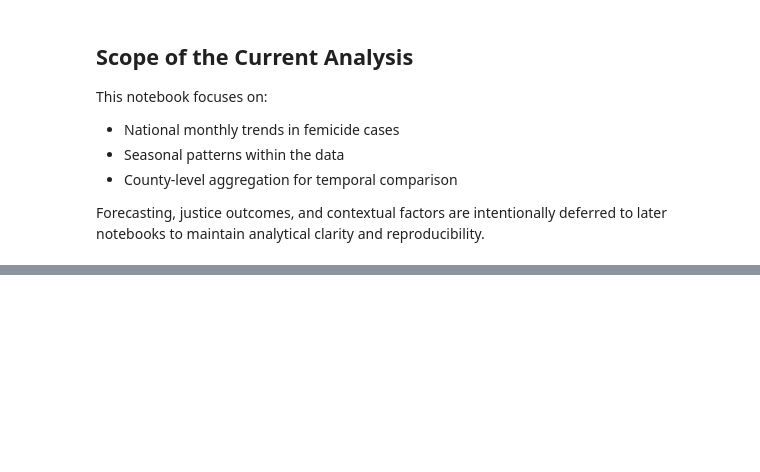
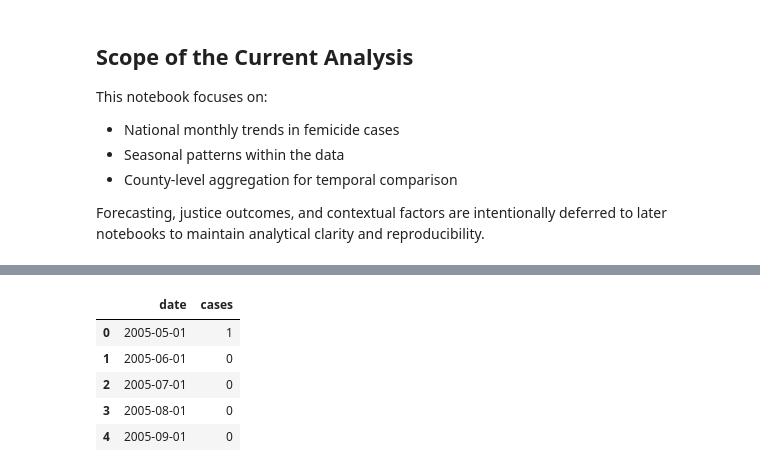
Before and after one commit to TonnieD/Femicide-Analysis-and-Forecasting, a Jupyter notebook: Notebooks/EDA_analysis.ipynb, the cells around one changed output, grey strips where cells are left out. Saved outputs shown, nothing was run; the diff lists cells and outputs as text; code cells hidden in the pictures; blank space fills up the shorter version.

```diff
--- a/Notebooks/EDA_analysis.ipynb
+++ b/Notebooks/EDA_analysis.ipynb
@@ -94,0 +105,11 @@ maintain analytical clarity and reproducibility.
+# %%
+# Load the data
+df = pd.read_csv('../Data/Processed/national_monthly_cases.csv')
+df.head()
+# %% [output]
+|  | date | cases |
+| 0 | 2005-05-01 | 1 |
+| 1 | 2005-06-01 | 0 |
+| 2 | 2005-07-01 | 0 |
+| 3 | 2005-08-01 | 0 |
+| 4 | 2005-09-01 | 0 |
```
Also changed, not shown: parts of 3 cells of this notebook, 2 other files.
